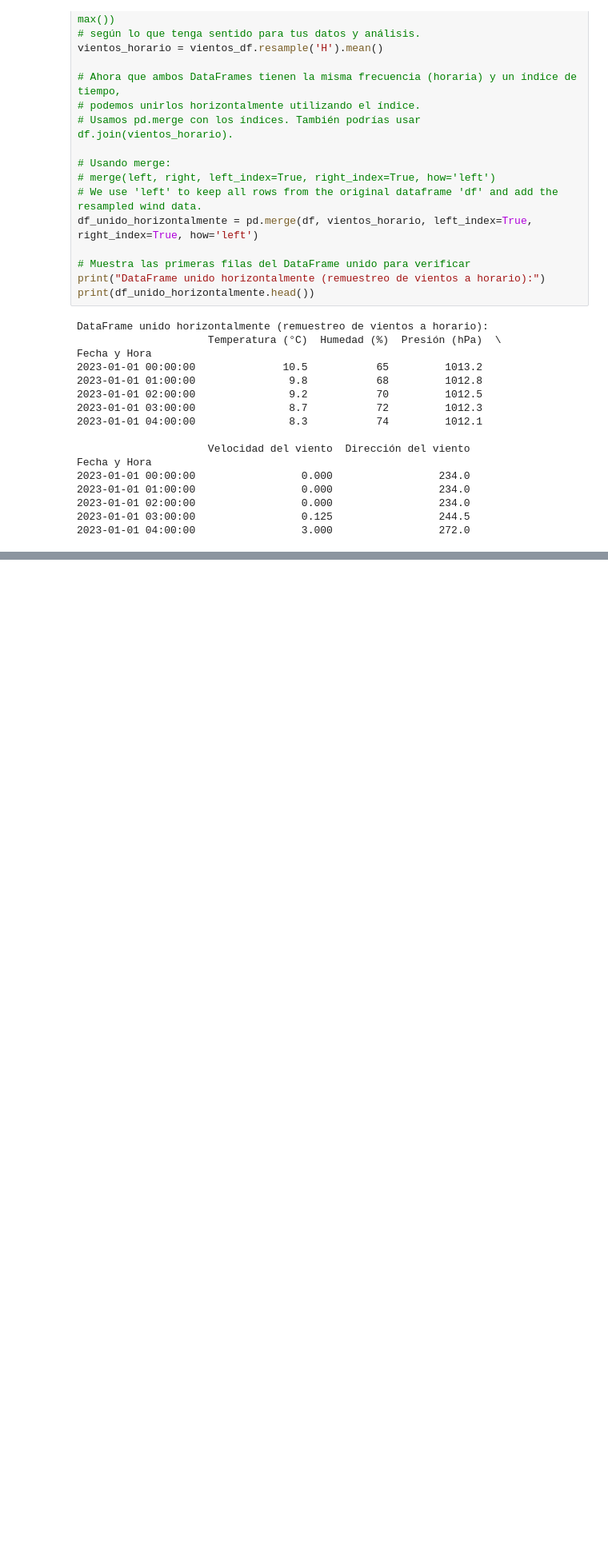
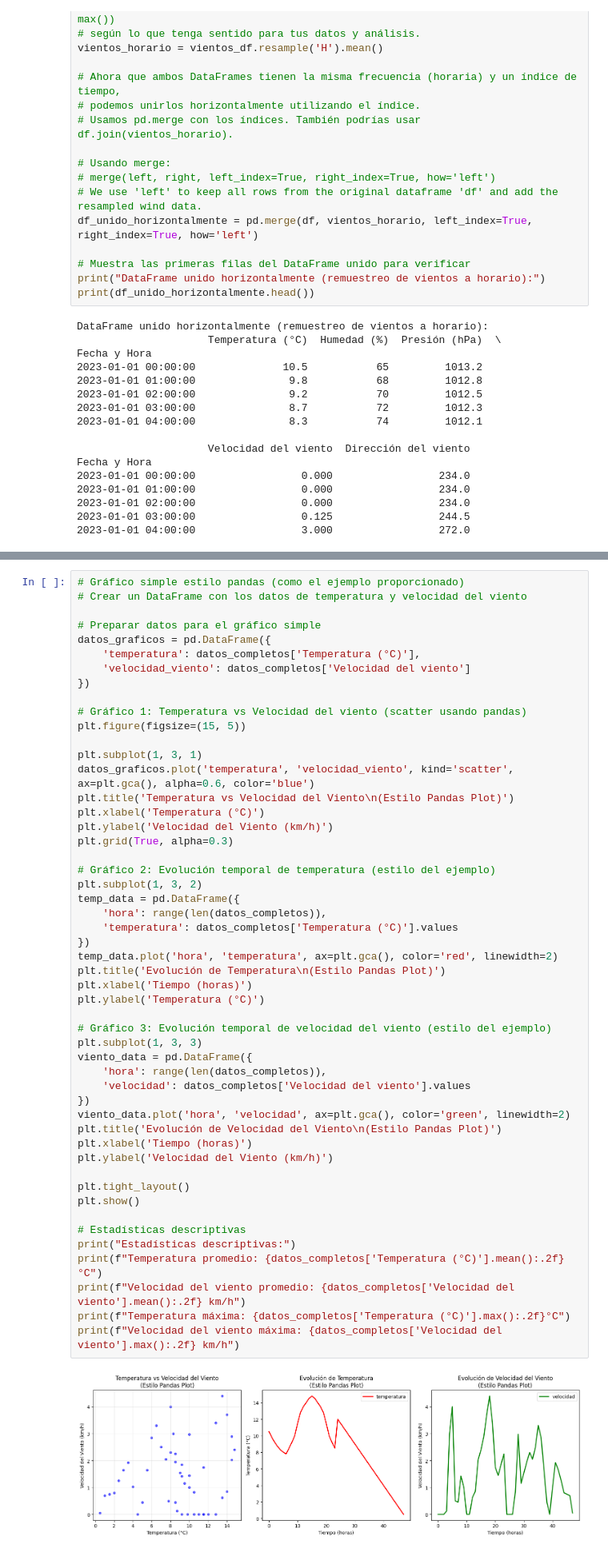
Before and after one commit to cristinaegus/Pandas_Python_IA, a Jupyter notebook: Copia_de_Copia_de_Ejercicios_de_Uniones.ipynb, the cells around one changed output, grey strips where cells are left out. Shown at 80% size. Saved outputs shown, nothing was run; the diff lists cells and outputs as text; blank space fills up the shorter version.

Commit message:
Graficos_Ejercicio_Uniones

```diff
--- a/Copia_de_Copia_de_Ejercicios_de_Uniones.ipynb
+++ b/Copia_de_Copia_de_Ejercicios_de_Uniones.ipynb
@@ -123,0 +320,53 @@ Fecha y Hora
+# %%
+# Gráfico simple estilo pandas (como el ejemplo proporcionado)
+# Crear un DataFrame con los datos de temperatura y velocidad del viento
+
+# Preparar datos para el gráfico simple
+datos_graficos = pd.DataFrame({
+    'temperatura': datos_completos['Temperatura (°C)'],
+    'velocidad_viento': datos_completos['Velocidad del viento']
+})
+
+# Gráfico 1: Temperatura vs Velocidad del viento (scatter usando pandas)
+plt.figure(figsize=(15, 5))
+
+plt.subplot(1, 3, 1)
+datos_graficos.plot('temperatura', 'velocidad_viento', kind='scatter', ax=plt.gca(), alpha=0.6, color='blue')
+plt.title('Temperatura vs Velocidad del Viento\n(Estilo Pandas Plot)')
+plt.xlabel('Temperatura (°C)')
+plt.ylabel('Velocidad del Viento (km/h)')
+plt.grid(True, alpha=0.3)
+
+# Gráfico 2: Evolución temporal de temperatura (estilo del ejemplo)
+plt.subplot(1, 3, 2)
+temp_data = pd.DataFrame({
+    'hora': range(len(datos_completos)),
+    'temperatura': datos_completos['Temperatura (°C)'].values
+})
+temp_data.plot('hora', 'temperatura', ax=plt.gca(), color='red', linewidth=2)
+plt.title('Evolución de Temperatura\n(Estilo Pandas Plot)')
+plt.xlabel('Tiempo (horas)')
+plt.ylabel('Temperatura (°C)')
+
+# Gráfico 3: Evolución temporal de velocidad del viento (estilo del ejemplo)
+plt.subplot(1, 3, 3)
+viento_data = pd.DataFrame({
+    'hora': range(len(datos_completos)),
+    'velocidad': datos_completos['Velocidad del viento'].values
+})
+viento_data.plot('hora', 'velocidad', ax=plt.gca(), color='green', linewidth=2)
+plt.title('Evolución de Velocidad del Viento\n(Estilo Pandas Plot)')
+plt.xlabel('Tiempo (horas)')
+plt.ylabel('Velocidad del Viento (km/h)')
+
+plt.tight_layout()
+plt.show()
+
+# Estadísticas descriptivas
+print("Estadísticas descriptivas:")
+print(f"Temperatura promedio: {datos_completos['Temperatura (°C)'].mean():.2f}°C")
+print(f"Velocidad del viento promedio: {datos_completos['Velocidad del viento'].mean():.2f} km/h")
+print(f"Temperatura máxima: {datos_completos['Temperatura (°C)'].max():.2f}°C")
+print(f"Velocidad del viento máxima: {datos_completos['Velocidad del viento'].max():.2f} km/h")
+# %% [output]
+[figure, added]
```
Also changed, not shown: parts of 7 cells of this notebook, 2 other files.
